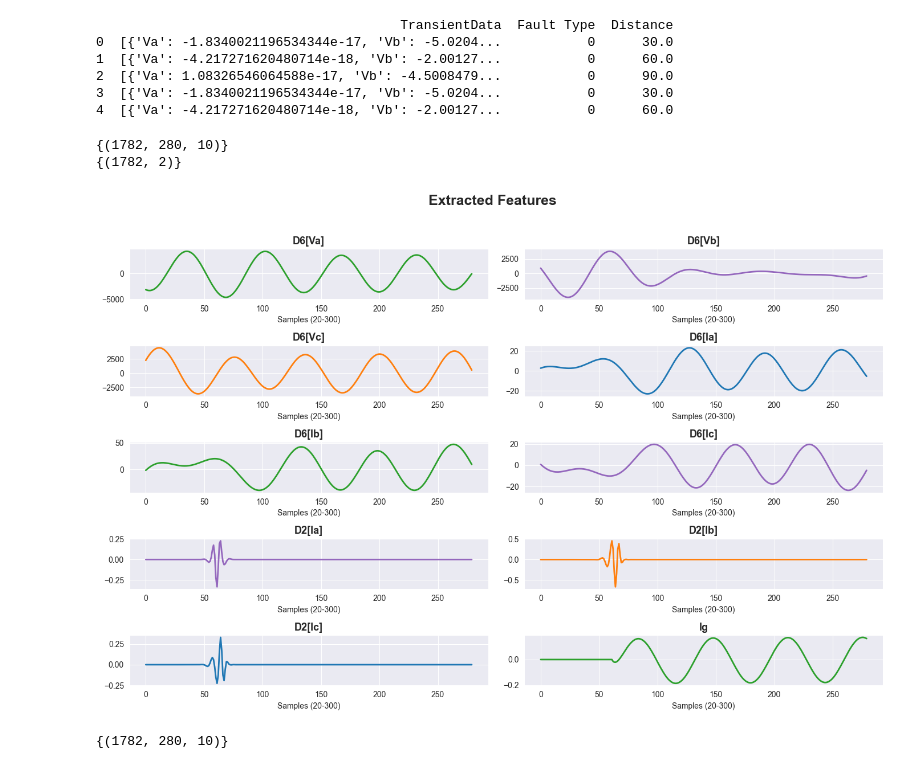
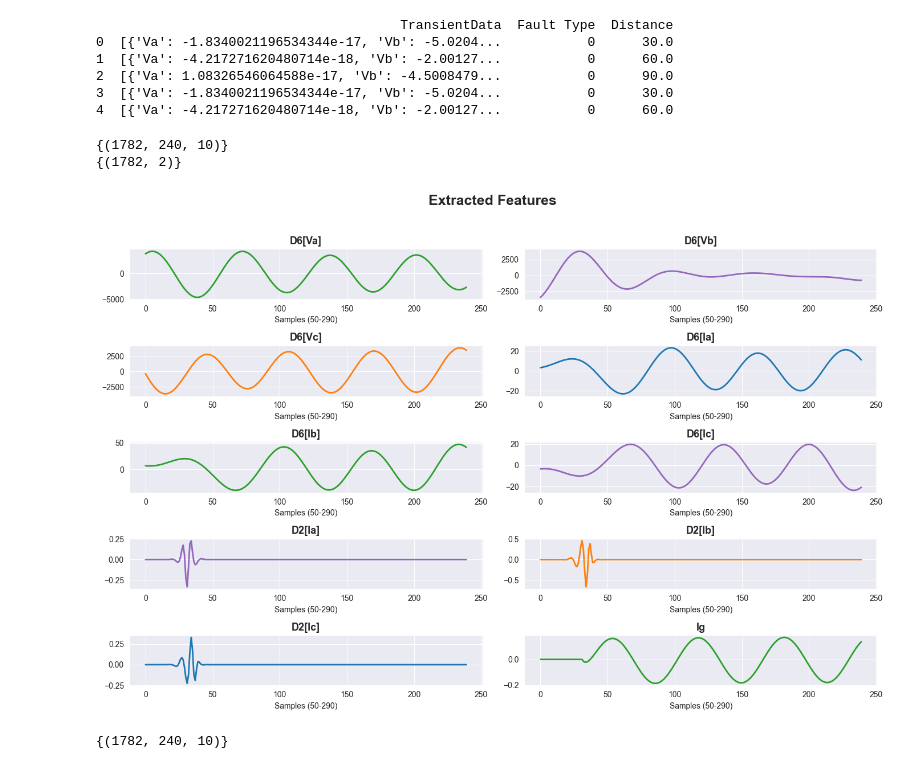
Before and after one commit to ketchup-vader-2005/machine-learning, a Jupyter notebook: transmission_system.ipynb, the cells around one changed output. Saved outputs shown, nothing was run; the diff lists cells and outputs as text; code cells hidden in the pictures.

```diff
--- a/transmission_system.ipynb
+++ b/transmission_system.ipynb
@@ -127,7 +127,7 @@ X = np.array([
 
 #X[ :, :21, 1:4] = 1e-5
 
-X = X[:, 20:300, :]
+X = X[:, 50:290, :]
 
 
 features = ['Fault Type', 'Distance']
@@ -136,10 +136,9 @@ y = f[features].to_numpy()
 print({X.shape})
 print({y.shape})
 # %% [output]
-{(1782, 280, 10)}
+{(1782, 240, 10)}
 {(1782, 2)}
 # %%
-'D6[Va]', 'D6[Vb]', 'D6[Vc]', 'D6[Ia]', 'D6[Ib]', 'D6[Ic]', 'D2[Ia]', 'D2[Ib]', 'D2[Ic]', 'Ig'
 n = 27
 
 D6_Va = X[n, :, 0]
@@ -158,7 +157,7 @@ plt.suptitle("Extracted Features", fontsize=18, fontweight='bold', y=0.95)
 
 def style_plot(title):
     plt.title(title, fontsize=13, fontweight='semibold')
-    plt.xlabel("Samples (20-300)", fontsize=10)
+    plt.xlabel("Samples (50-290)", fontsize=10)
 
 plt.subplot(5, 2, 1)
 plt.plot(D6_Va, color='#2ca02c', linewidth=2)
@@ -175,34 +174,34 @@ style_plot("D6[Vc]")
 plt.subplot(5, 2, 4)
 plt.plot(D6_Ia, color='#1f77b4', linewidth=2)
 style_plot("D6[Ia]")
 
 plt.subplot(5, 2, 5)
 plt.plot(D6_Ib, color='#2ca02c', linewidth=2)
 style_plot("D6[Ib]")
 
 plt.subplot(5, 2, 6)
 plt.plot(D6_Ic, color='#9467bd', linewidth=2)
 style_plot("D6[Ic]")
 plt.subplot(5, 2, 7)
 plt.plot(D2_Ia, color='#9467bd', linewidth=2)
 style_plot("D2[Ia]")
 
 plt.subplot(5, 2, 8)
 plt.plot(D2_Ib, color='#ff7f0e', linewidth=2)
 style_plot("D2[Ib]")
 
 plt.subplot(5, 2, 9)
 plt.plot(D2_Ic, color='#1f77b4', linewidth=2)
 style_plot("D2[Ic]")
 
 plt.subplot(5, 2, 10)
 plt.plot(Ig, color='#2ca02c', linewidth=2)
 style_plot("Ig")
 
 plt.tight_layout(rect=[0, 0.03, 1, 0.93])
 plt.show()
 # %% [output]
-[figure, old version]
+[figure, new version]
 # %%
 # 1. Group Scale (Columns 1 to 3) - Remains 3D
 D6_V = X[:, :, 0:3]
@@ -233,10 +232,12 @@ Xg_scaled = scaler_X.transform(Xg_reshaped).reshape(Xg.shape)
 X_final = np.concatenate((D6_V_scaled, D6_I_scaled, D2_I_scaled, Xg_scaled), axis=2)
 print({X_final.shape})
 
+X_flipped = np.transpose(X_final, (0, 2, 1))
+
 #X_transformed = np.sign(X) * np.log10(np.abs(X) + 1e-15)
 
 # splitting the dataset
-X_train, X_test, y_train, y_test = train_test_split(X_final, y, test_size=0.25)
+X_train, X_test, y_train, y_test = train_test_split(X, y, test_size=0.25)
 X_val, X_test, y_val, y_test = train_test_split(X_test, y_test, test_size=0.5)
 
 scaler_y = MinMaxScaler()
@@ -265,5 +266,5 @@ y_test_cat = tf.keras.utils.to_categorical(y_test_class)
 y_val_cat = tf.keras.utils.to_categorical(y_val_class)
 y_train_cat = tf.keras.utils.to_categorical(y_train_class)
 # %% [output]
-{(1782, 280, 10)}
+{(1782, 240, 10)}
 # %%
```
Also changed, not shown: parts of 13 cells of this notebook, 3 other files.
